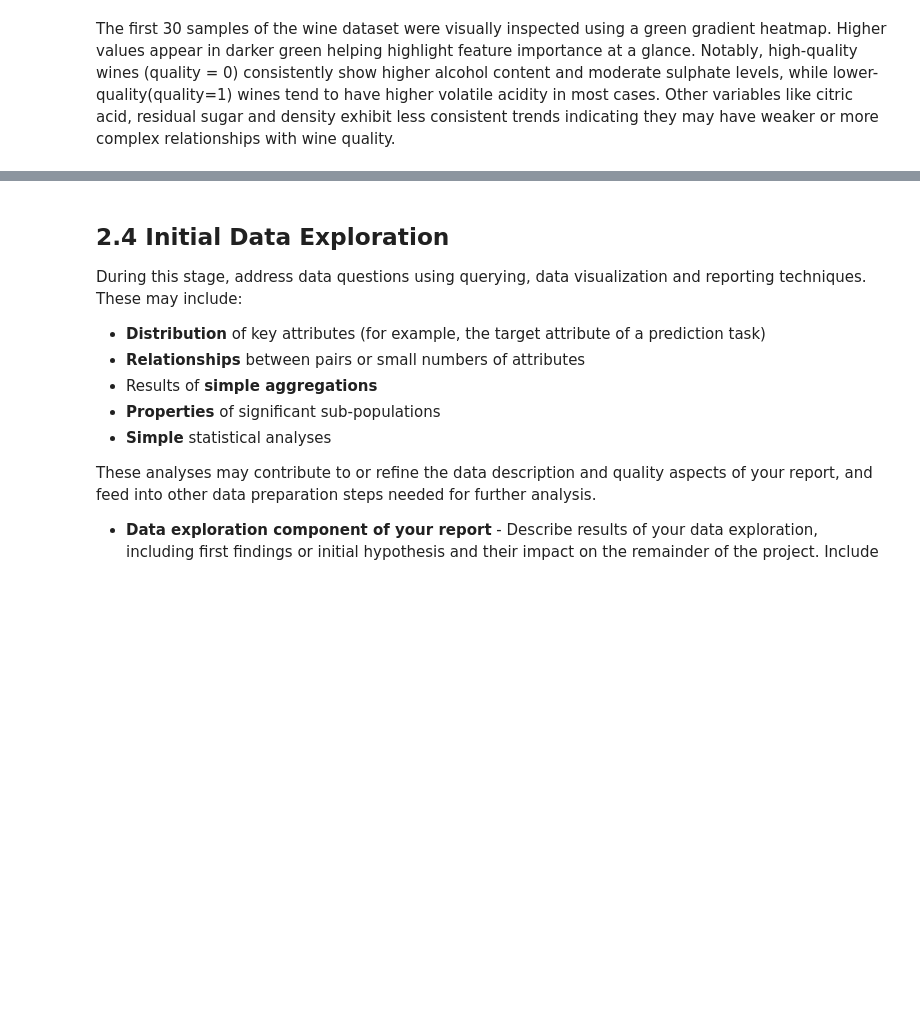
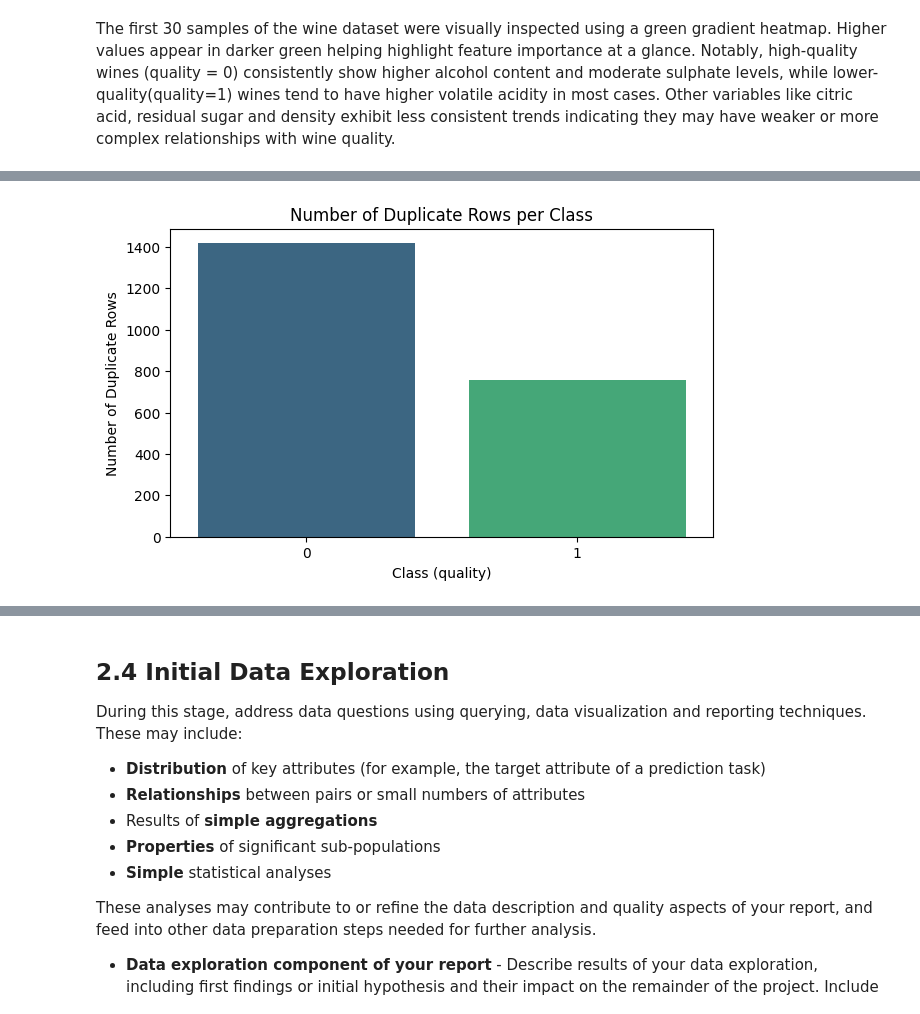
Before and after one commit to Arifuzzaman-Munaf/Predictive-Analysis-using-ML-algorithms, a Jupyter notebook: assessment_02.ipynb, the cells around one changed output, grey strips where cells are left out. Saved outputs shown, nothing was run; the diff lists cells and outputs as text; code cells hidden in the pictures; blank space fills up the shorter version.

```diff
--- a/assessment_02.ipynb
+++ b/assessment_02.ipynb
@@ -279,0 +413,31 @@ https://www.itl.nist.gov/div898/handbook/prc/section1/prc16.htm
+# %%
+# function to find duplicates classwise
+def duplicates(df):
+    """
+    This function finds the duplicates in the dataset and returns the duplicates classwise and the count of duplicates.
+    Args:
+        df: pandas dataframe
+    Returns:
+        identical_duplicates: all duplicates in sorted order
+        duplicates_classwise_count: count of duplicates classwise
+    """
+    # find all duplicates in sorted order
+    # keep=False means all duplicates are kept
+    identical_duplicates = df[df.duplicated(keep=False)].sort_values(list(df.columns))
+
+    # find duplicates classwise
+    # subset=df.columns.difference(['quality']) means all columns except quality
+    # keep=False means all duplicates are kept
+    duplicates_classwise = df[df.duplicated(subset=df.columns.difference(['quality']), keep=False)]
+
+    # count of duplicates classwise
+    duplicates_classwise_count = duplicates_classwise['quality'].value_counts()
+
+    return identical_duplicates, duplicates_classwise_count
+
+identical_duplicates, duplicates_classwise_count = duplicates(df)
+
+# print the duplicates_classwise_count
+print(f"Number of duplicates for each class: {duplicates_classwise_count}")
+
+identical_duplicates.head(10)
@@ -279,0 +471,10 @@ https://www.itl.nist.gov/div898/handbook/prc/section1/prc16.htm
+# %%
+# plot the duplicates classwise
+plt.figure(figsize=(7,4))
+sns.barplot(x=duplicates_classwise_count.index, y=duplicates_classwise_count.values, palette = 'viridis')
+plt.xlabel('Class (quality)')
+plt.ylabel('Number of Duplicate Rows')
+plt.title('Number of Duplicate Rows per Class')
+plt.show()
+# %% [output]
+[figure, added]
```
Also changed, not shown: parts of 34 cells of this notebook.
